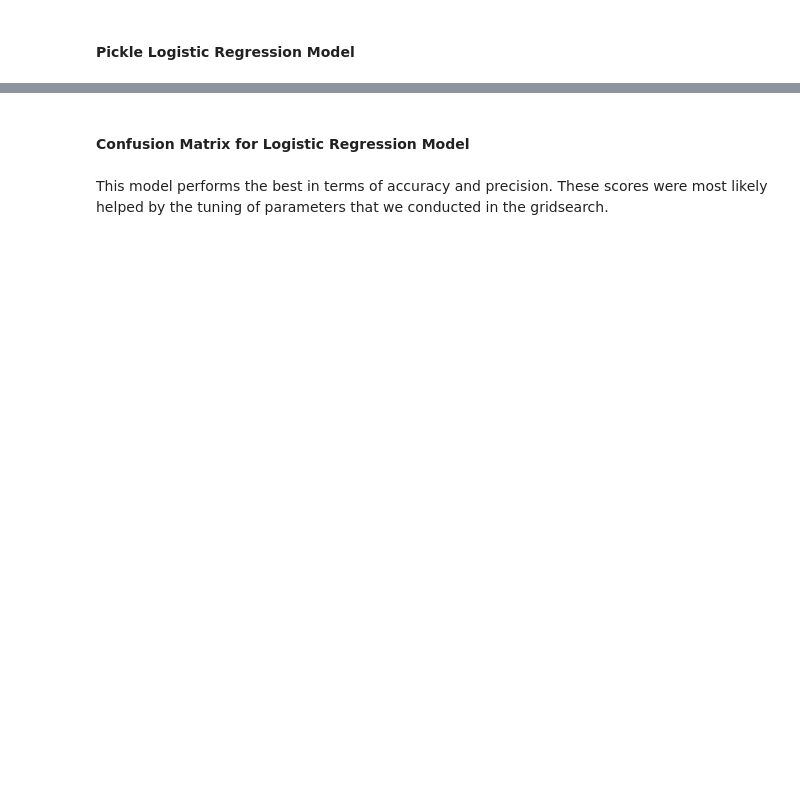
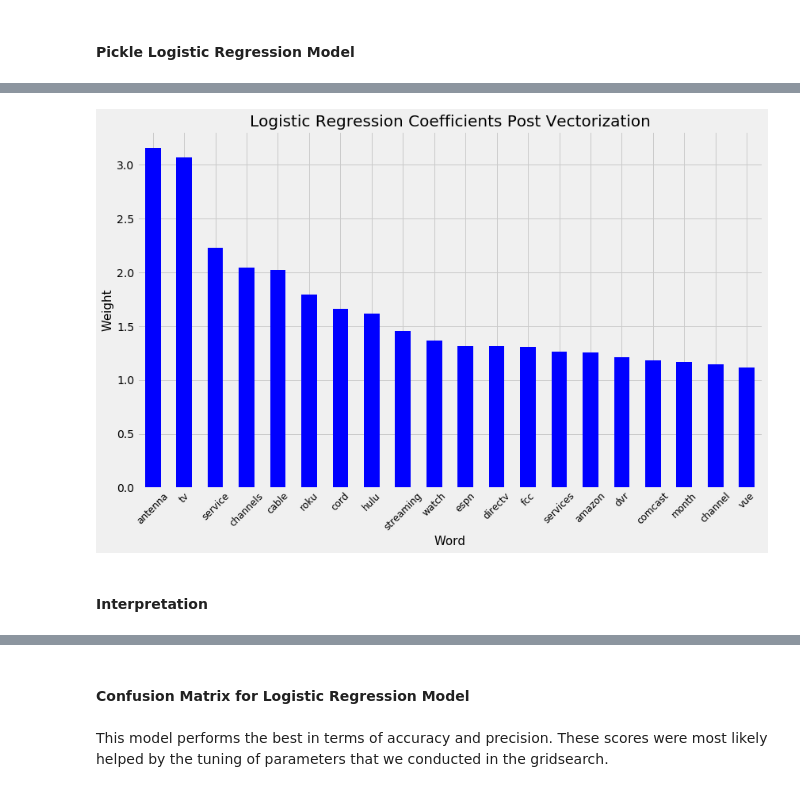
Before and after one commit to jamesdrabinsky/technical_subreddits_classifier, a Jupyter notebook: James Drabinsky_3/Notebooks/3_Modeling_Analysis.ipynb, the cells around one changed output, grey strips where cells are left out. Cells and saved outputs as stored; diff of their text form; code cells hidden in the pictures; blank space fills up the shorter version.

```diff
--- a/James Drabinsky_3/Notebooks/3_Modeling_Analysis.ipynb
+++ b/James Drabinsky_3/Notebooks/3_Modeling_Analysis.ipynb
@@ -270,0 +319,4 @@ with open('./Models/gs_logreg.pkl', 'wb+') as f:
+# %%
+log_df = pd.DataFrame(gs_logreg.best_estimator_.steps[1][1].coef_,
+                      columns = gs_logreg.best_estimator_.named_steps.tfidf.get_feature_names())
+log_df.T.sort_values(0, ascending=False).head()
@@ -270,0 +330,3 @@ with open('./Models/gs_logreg.pkl', 'wb+') as f:
+# %%
+bar = log_df.T.sort_values(0, ascending=False).head(20).rename(columns={0:'Weight'})
+bar = bar.reset_index().rename(columns={'index':'Word'})
@@ -270,0 +353,11 @@ with open('./Models/gs_logreg.pkl', 'wb+') as f:
+# %%
+fig = bar.plot.bar('Word', 'Weight', figsize=(12, 8), legend=False, color='blue')
+fig.set_xlabel('Word', size=15)
+plt.xticks(size=12, rotation=45)
+fig.set_ylabel('Weight', size=15)
+fig.set_title('Logistic Regression Coefficients Post Vectorization', size=20);
+plt.tight_layout()
+# %% [output]
+[figure, added]
+# %% [markdown]
+#### Interpretation
```
Also changed, not shown: parts of 31 cells of this notebook, 3 other files.
